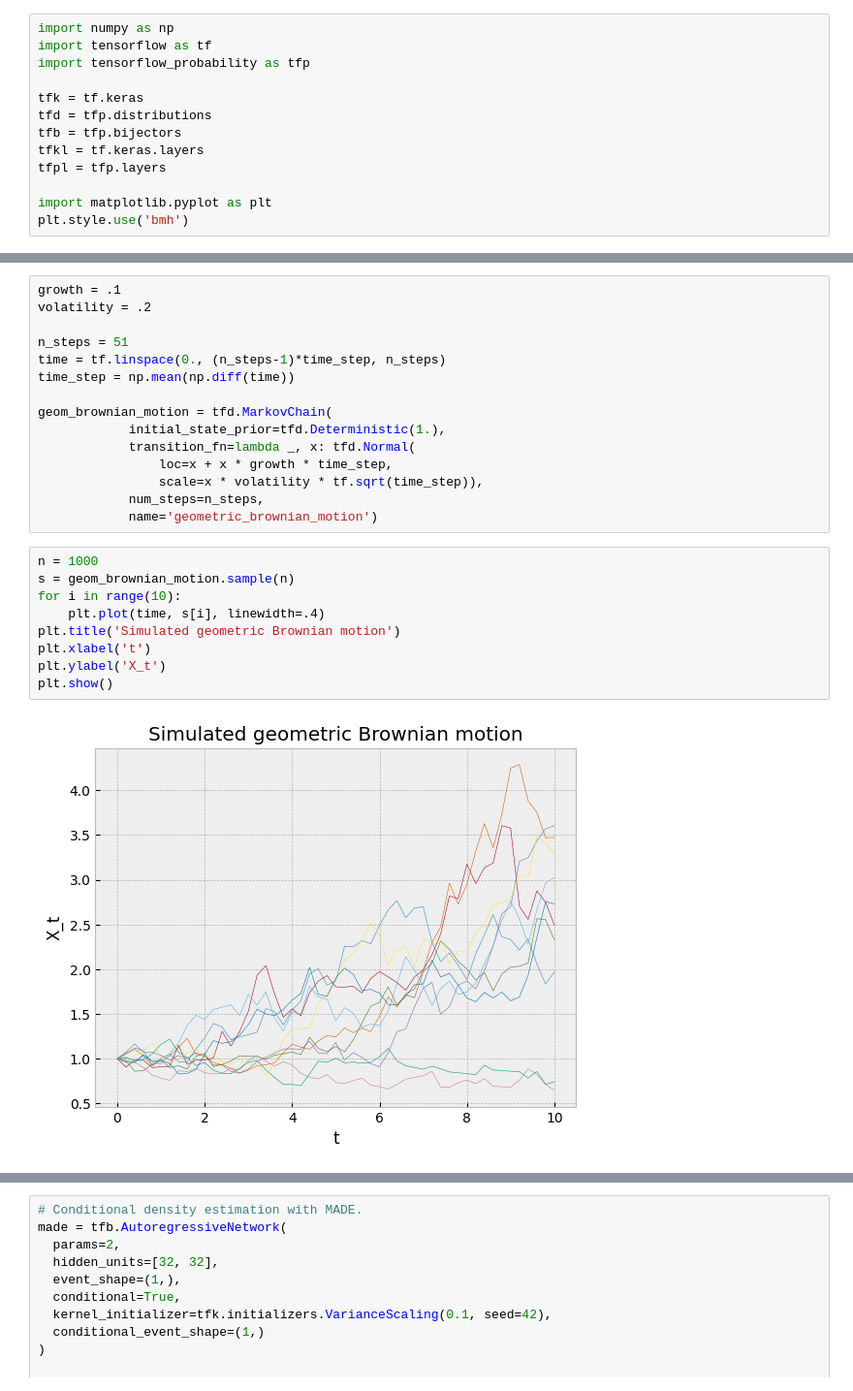
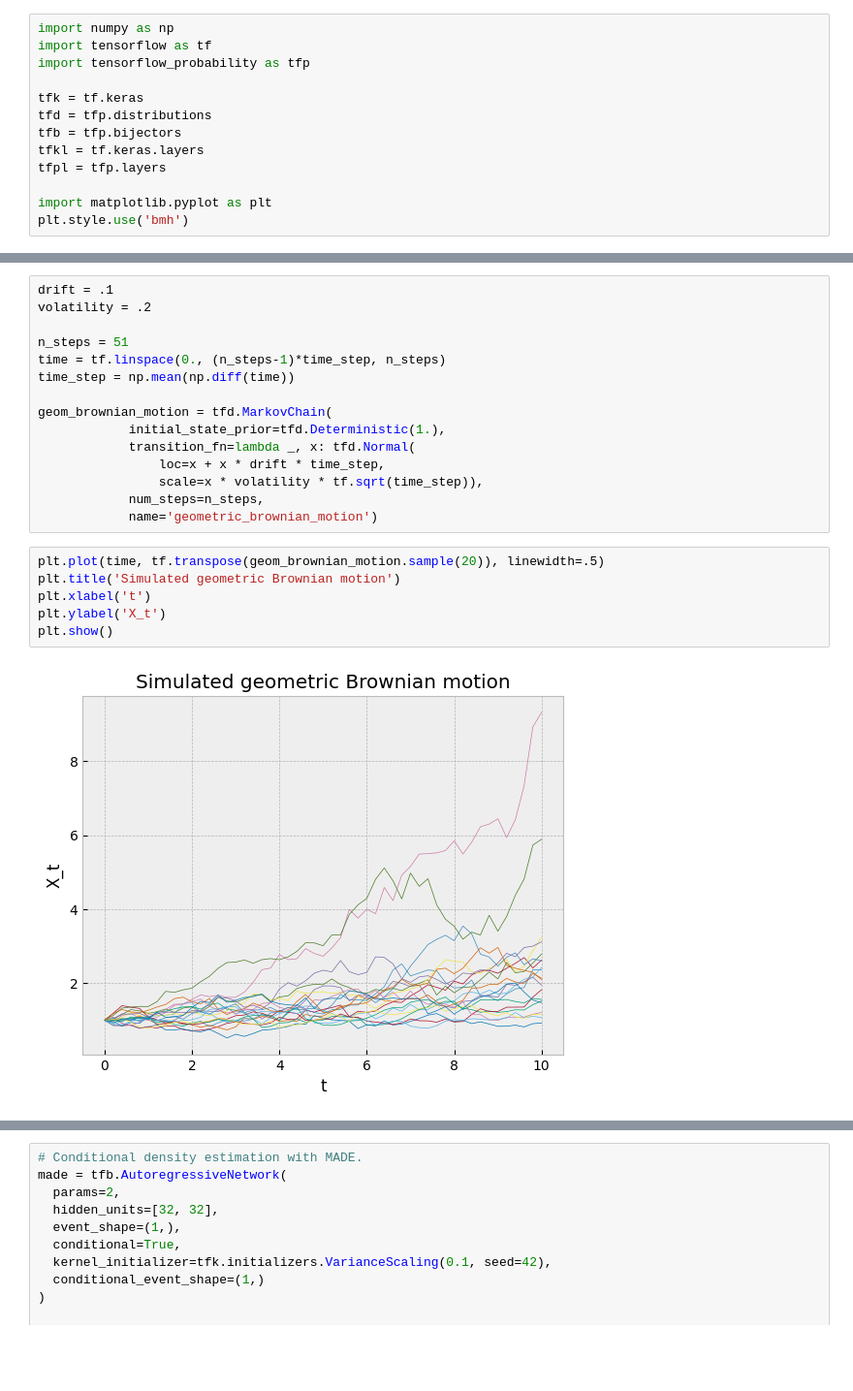
Before and after one commit to ybarmaz/blog, a Jupyter notebook: posts/2023-11-12-Masked-autoregressive-flows-for-stochastic-processes.ipynb, the cells around one changed output, grey strips where cells are left out. Shown at 97% size. Drawn from its saved outputs; the diff is of its cells as text; blank space fills up the shorter version.

```diff
--- a/posts/2023-11-12-Masked-autoregressive-flows-for-stochastic-processes.ipynb
+++ b/posts/2023-11-12-Masked-autoregressive-flows-for-stochastic-processes.ipynb
@@ -31,5 +40,5 @@ In TensorFlow Probability, this is conveniently implemented as a `tfd.MarkovChai
 # %%
-growth = .1
+drift = .1
 volatility = .2
 
 n_steps = 51
@@ -39,18 +48,15 @@ time_step = np.mean(np.diff(time))
 geom_brownian_motion = tfd.MarkovChain(
             initial_state_prior=tfd.Deterministic(1.),
             transition_fn=lambda _, x: tfd.Normal(
-                loc=x + x * growth * time_step,
+                loc=x + x * drift * time_step,
                 scale=x * volatility * tf.sqrt(time_step)),
             num_steps=n_steps,
             name='geometric_brownian_motion')
 # %%
-n = 1000
-s = geom_brownian_motion.sample(n)
-for i in range(10):
-    plt.plot(time, s[i], linewidth=.4)
+plt.plot(time, tf.transpose(geom_brownian_motion.sample(20)), linewidth=.5)
 plt.title('Simulated geometric Brownian motion')
 plt.xlabel('t')
 plt.ylabel('X_t')
 plt.show()
 # %% [output]
-[figure, old version]
+[figure, new version]
```
Also changed, not shown: parts of 9 cells of this notebook.
